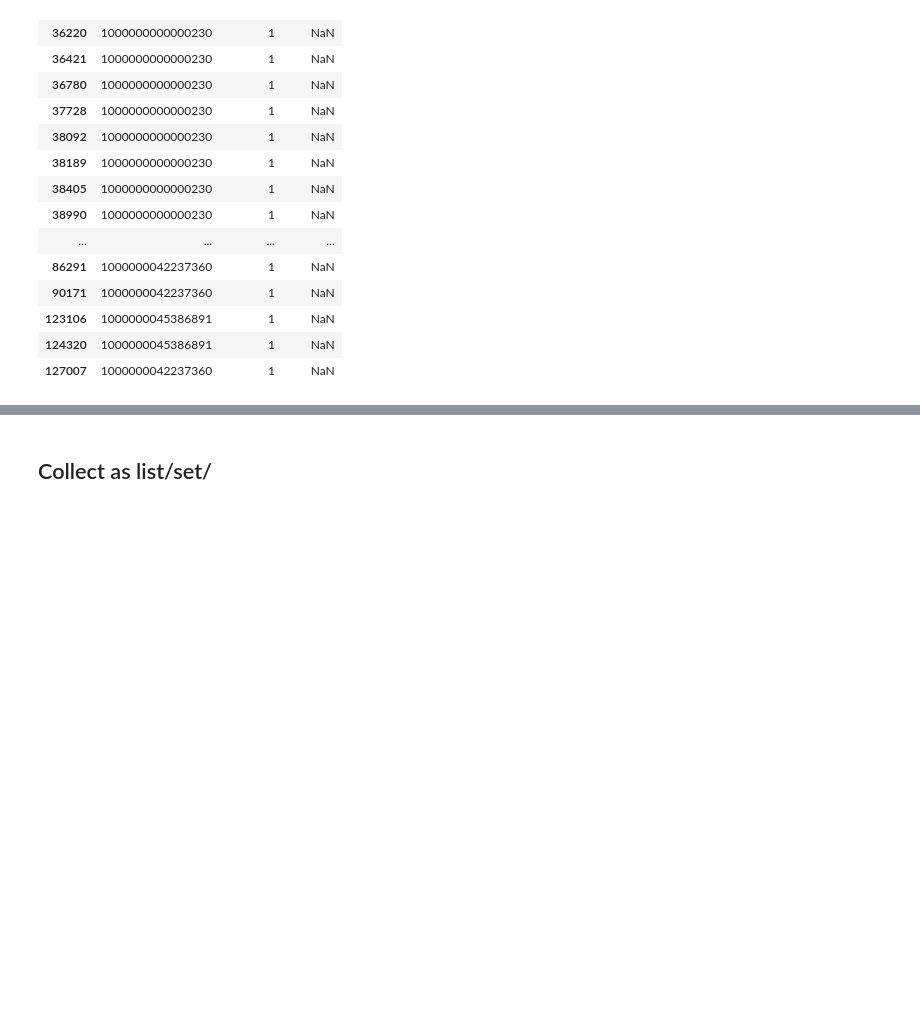
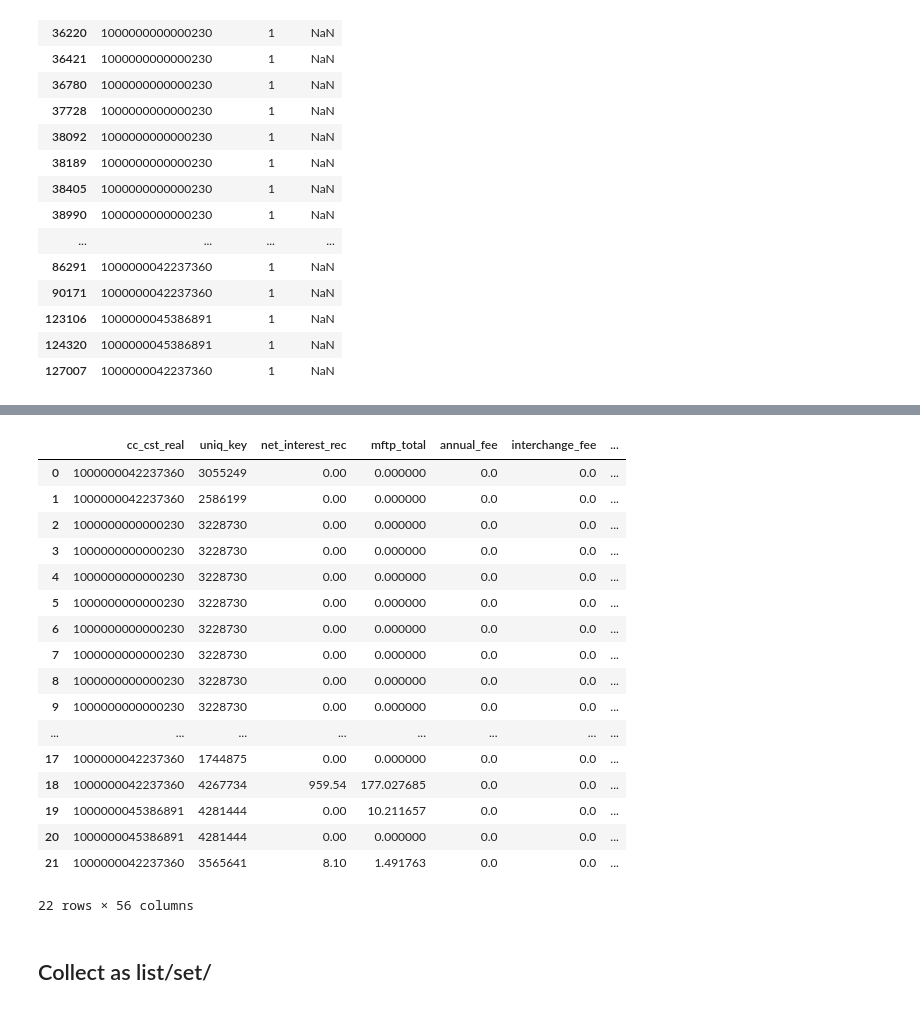
Before and after one commit to pbdanny/PythonProject, a Jupyter notebook: Dask/notebook/dask_kbank.ipynb, the cells around one changed output, grey strips where cells are left out. Cells and saved outputs as stored; diff of their text form; code cells hidden in the pictures; blank space fills up the shorter version.

```diff
--- a/Dask/notebook/dask_kbank.ipynb
+++ b/Dask/notebook/dask_kbank.ipynb
@@ -227,0 +271,7 @@ mapped.compute().loc[: ,["cc_cst_real", "corp_flag", "card_typ"]]
+# %%
+pdf = pd.read_pickle(data_path/"sample_cust.pkl")
+ddf = dd.from_pandas(pdf)
+
+mapper = (dd.from_pandas(pd.read_csv(src_path/"card_type_mapper.csv"))
+            .astype({"card_tp":"string", "issur_card_lvl2":"string"})
+)
@@ -227,0 +290,3 @@ mapped.compute().loc[: ,["cc_cst_real", "corp_flag", "card_typ"]]
+# %%
+ddf["act_no"] = ddf["cc_cst_real"]*1000+244
+ddf.loc[:, ["cc_cst_real", "act_no"]].compute()
@@ -227,0 +311,3 @@ mapped.compute().loc[: ,["cc_cst_real", "corp_flag", "card_typ"]]
+# %%
+ddf["card_typ_lv_cd"] = (ddf["act_no"].mod(1000)).astype("int")
+ddf.loc[:, ["cc_cst_real", "act_no", "card_typ_lv_cd"]].compute()
@@ -228,3 +332,24 @@ mapped.compute().loc[: ,["cc_cst_real", "corp_flag", "card_typ"]]
+# %%
+ddf.merge(mapper.drop(["card_typ_cd", "card_lv_cd"], axis=1), on="card_typ_lv_cd", how="left").compute()
+# %% [output]
+|  | cc_cst_real | uniq_key | net_interest_rec | mftp_total | annual_fee | interchange_fee | ... |
+| 0 | 1000000042237360 | 3055249 | 0.00 | 0.000000 | 0.0 | 0.0 | ... |
+| 1 | 1000000042237360 | 2586199 | 0.00 | 0.000000 | 0.0 | 0.0 | ... |
+| 2 | 1000000000000230 | 3228730 | 0.00 | 0.000000 | 0.0 | 0.0 | ... |
+| 3 | 1000000000000230 | 3228730 | 0.00 | 0.000000 | 0.0 | 0.0 | ... |
+| 4 | 1000000000000230 | 3228730 | 0.00 | 0.000000 | 0.0 | 0.0 | ... |
+| 5 | 1000000000000230 | 3228730 | 0.00 | 0.000000 | 0.0 | 0.0 | ... |
+| 6 | 1000000000000230 | 3228730 | 0.00 | 0.000000 | 0.0 | 0.0 | ... |
+| 7 | 1000000000000230 | 3228730 | 0.00 | 0.000000 | 0.0 | 0.0 | ... |
+| 8 | 1000000000000230 | 3228730 | 0.00 | 0.000000 | 0.0 | 0.0 | ... |
+| 9 | 1000000000000230 | 3228730 | 0.00 | 0.000000 | 0.0 | 0.0 | ... |
+| ... | ... | ... | ... | ... | ... | ... | ... |
+| 17 | 1000000042237360 | 1744875 | 0.00 | 0.000000 | 0.0 | 0.0 | ... |
+| 18 | 1000000042237360 | 4267734 | 959.54 | 177.027685 | 0.0 | 0.0 | ... |
+| 19 | 1000000045386891 | 4281444 | 0.00 | 10.211657 | 0.0 | 0.0 | ... |
+| 20 | 1000000045386891 | 4281444 | 0.00 | 0.000000 | 0.0 | 0.0 | ... |
+| 21 | 1000000042237360 | 3565641 | 8.10 | 1.491763 | 0.0 | 0.0 | ... |
+22 rows × 56 columns
 # %% [markdown]
 ## Collect as list/set/
 # %%
```
Also changed, not shown: parts of 22 cells of this notebook, 2 other files.
